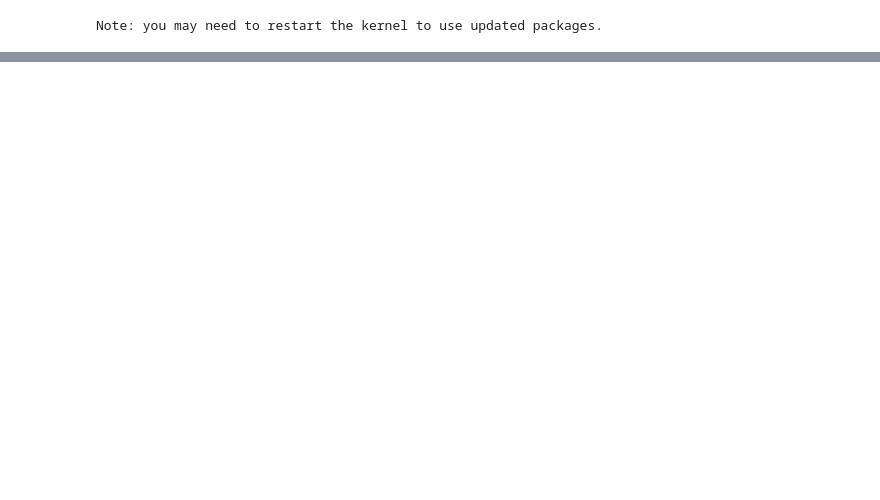
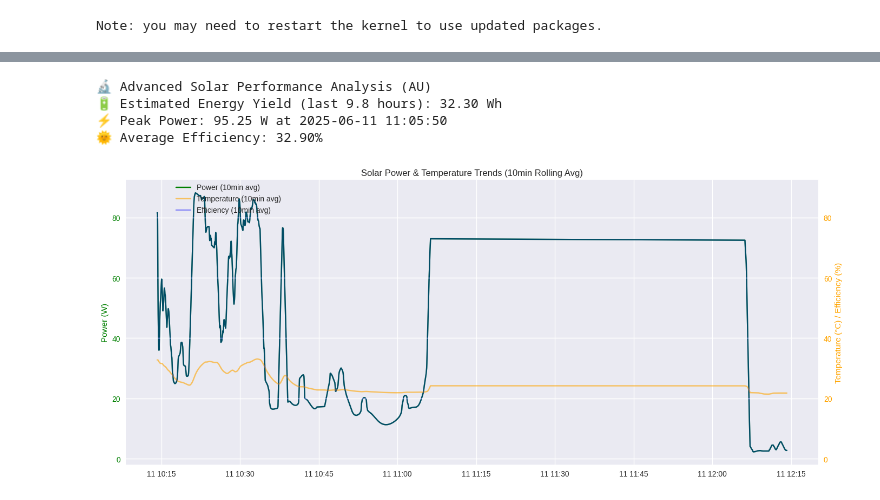
Before and after one commit to Julian-Elliott/solar-monitor, a Jupyter notebook: solar_readings_visualization.ipynb, the cells around one changed output, grey strips where cells are left out. Cells and saved outputs as stored; diff of their text form; code cells hidden in the pictures; blank space fills up the shorter version.

```diff
--- a/solar_readings_visualization.ipynb
+++ b/solar_readings_visualization.ipynb
@@ -561,3 +553,61 @@ current_df = refresh_and_show_latest(minutes_back=10)
+# %%
+# Advanced Analysis: Solar System Performance (Australia context)
+
+if df is not None and len(df) > 0:
+    print("🔬 Advanced Solar Performance Analysis (AU)")
+
+    # 1. Calculate rolling averages (smoothing)
+    df['power_rolling_10min'] = df['power'].rolling(window=60, min_periods=1).mean()  # ~10min if 10s sampling
+    df['temperature_rolling_10min'] = df['temperature'].rolling(window=60, min_periods=1).mean()
+
+    # 2. Calculate daily energy yield (Wh)
+    # Assume power in W, sampling interval ~10s
+    sampling_interval_sec = (df.index[1] - df.index[0]).total_seconds() if len(df) > 1 else 10
+    df['energy_Wh'] = df['power'] * (sampling_interval_sec / 3600.0)  # Wh per sample
+    total_energy_Wh = df['energy_Wh'].sum()
+    print(f"🔋 Estimated Energy Yield (last {len(df)/360:.1f} hours): {total_energy_Wh:.2f} Wh")
+
+    # 3. Peak Power and Time
+    peak_power = df['power'].max()
+    peak_time = df['power'].idxmax()
+    print(f"⚡ Peak Power: {peak_power:.2f} W at {peak_time.strftime('%Y-%m-%d %H:%M:%S')}")
+
+    # 4. Efficiency trend (if available)
+    if 'efficiency' in df.columns:
+        avg_eff = df['efficiency'].mean()
+        print(f"🌞 Average Efficiency: {avg_eff:.2f}%")
+        df['efficiency_rolling'] = df['efficiency'].rolling(window=60, min_periods=1).mean()
+    else:
+        print("⚠️ Efficiency data not available.")
+
+    # 5. Plot advanced trends
+    fig, ax1 = plt.subplots(figsize=(14, 6))
+    ax1.plot(df.index, df['power_rolling_10min'], label='Power (10min avg)', color='green')
+    ax1.set_ylabel('Power (W)', color='green')
+    ax1.tick_params(axis='y', labelcolor='green')
+    ax1.set_title('Solar Power & Temperature Trends (10min Rolling Avg)')
+
+    ax2 = ax1.twinx()
+    ax2.plot(df.index, df['temperature_rolling_10min'], label='Temperature (10min avg)', color='orange', alpha=0.6)
+    ax2.set_ylabel('Temperature (°C)', color='orange')
+    ax2.tick_params(axis='y', labelcolor='orange')
+
+    if 'efficiency_rolling' in df.columns:
+        ax2.plot(df.index, df['efficiency_rolling'], label='Efficiency (10min avg)', color='blue', alpha=0.4)
+        ax2.set_ylabel('Temperature (°C) / Efficiency (%)', color='orange')
+
+    fig.legend(loc='upper left', bbox_to_anchor=(0.1, 0.95))
+    plt.tight_layout()
+    plt.show()
+
+else:
+    print("❌ No data available for advanced analysis")
+# %% [output]
+🔬 Advanced Solar Performance Analysis (AU)
+🔋 Estimated Energy Yield (last 9.8 hours): 32.30 Wh
+⚡ Peak Power: 95.25 W at 2025-06-11 11:05:50
+🌞 Average Efficiency: 32.90%
+[figure, added]
 # %%
 # 🔄 Live Data Monitoring
 # Run this cell to get the latest readings and check monitoring status
```
Also changed, not shown: parts of 6 cells of this notebook, 4 other files.
